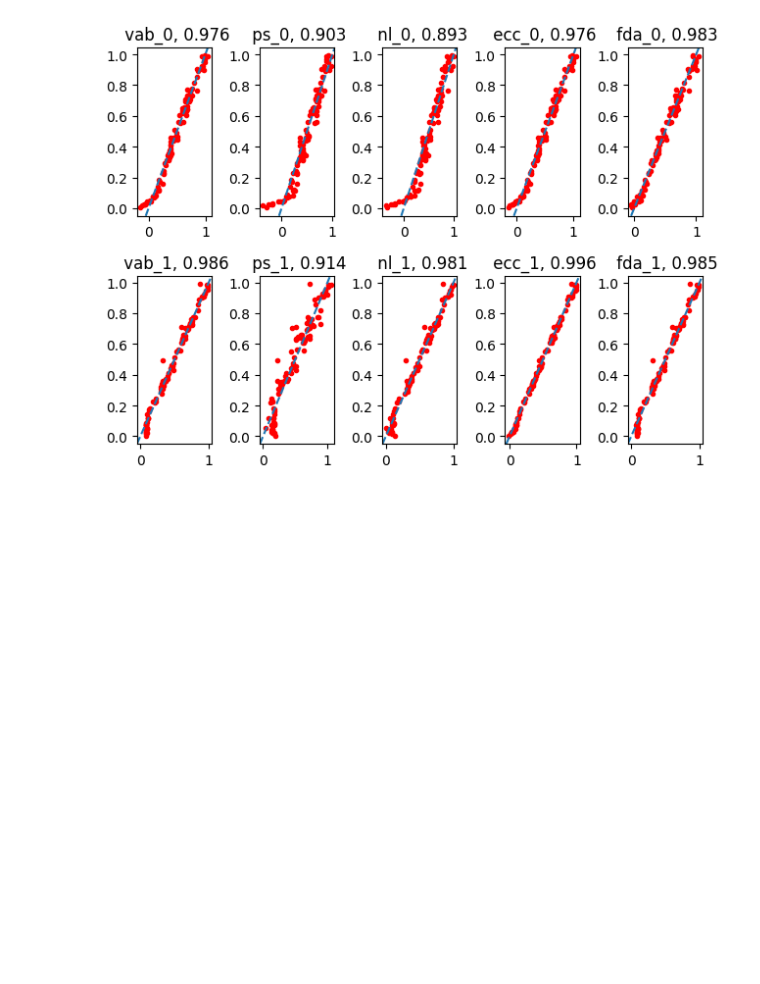
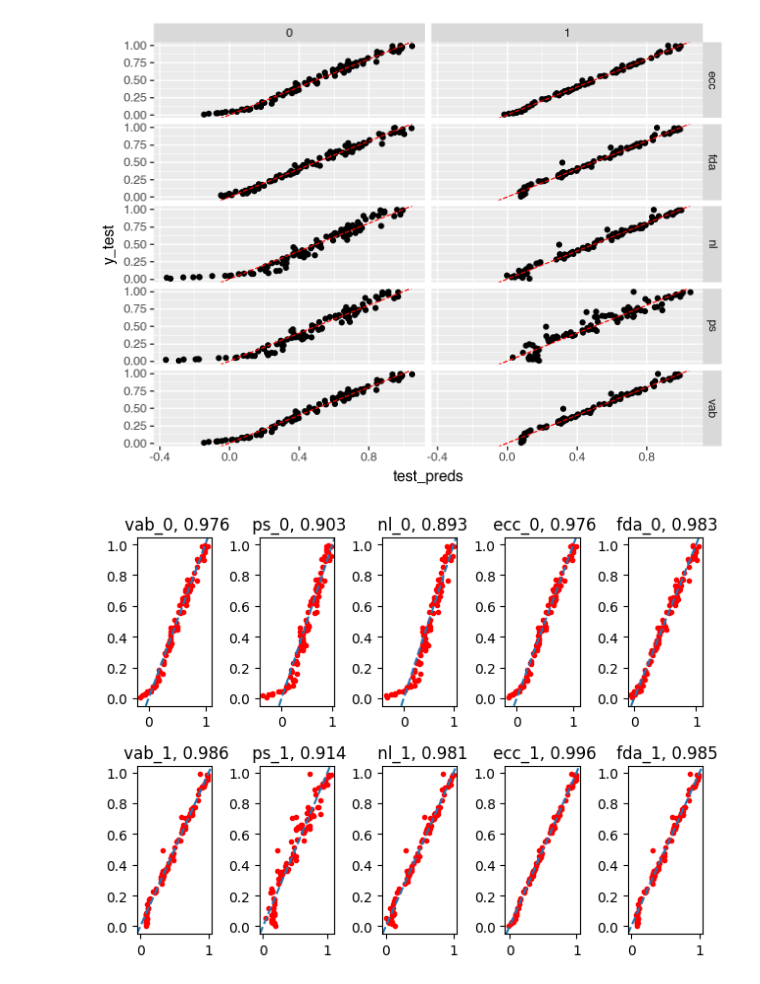
Before and after one commit to ALuchinsky/tdavec, a Jupyter notebook: sample_notebook/circle_vs_ellipse.ipynb, the cells around one changed output. Cells and saved outputs as stored; diff of their text form; code cells hidden in the pictures; blank space fills up the shorter version.

```diff
--- a/sample_notebook/circle_vs_ellipse.ipynb
+++ b/sample_notebook/circle_vs_ellipse.ipynb
@@ -52,3 +63,9 @@ df = df[["method", "homDim", "score"]].drop_duplicates()
+# %%
+ggplot(df, aes(x="test_preds", y="y_test")) + geom_point() + \
+    geom_abline(slope=1, intercept=0, linetype="dashed", color = "red") +\
+    facet_grid("method~homDim")
+# %% [output]
+[figure, added]
 # %%
 for i, r in enumerate(results):
     plt.subplot(2, 5, i+1)
```
Also changed, not shown: parts of 12 cells of this notebook.
